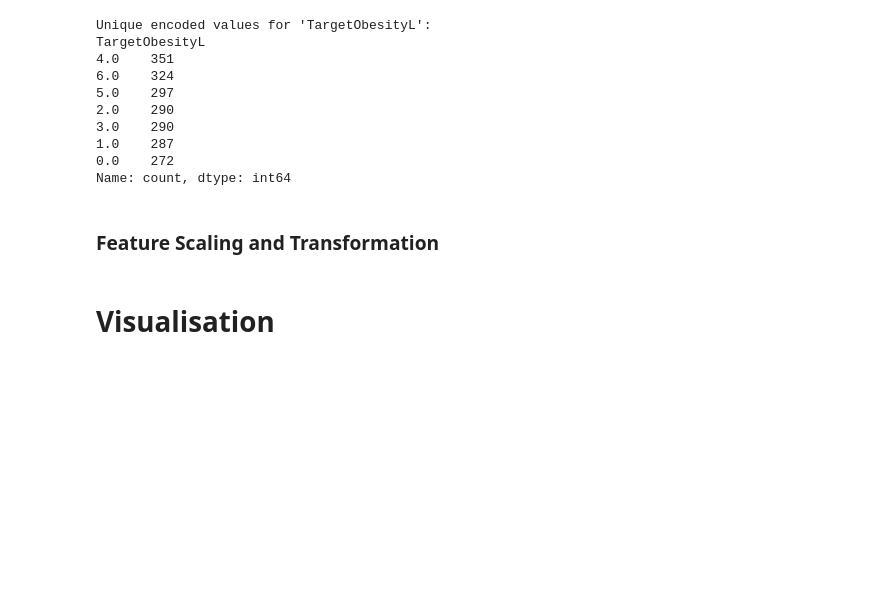
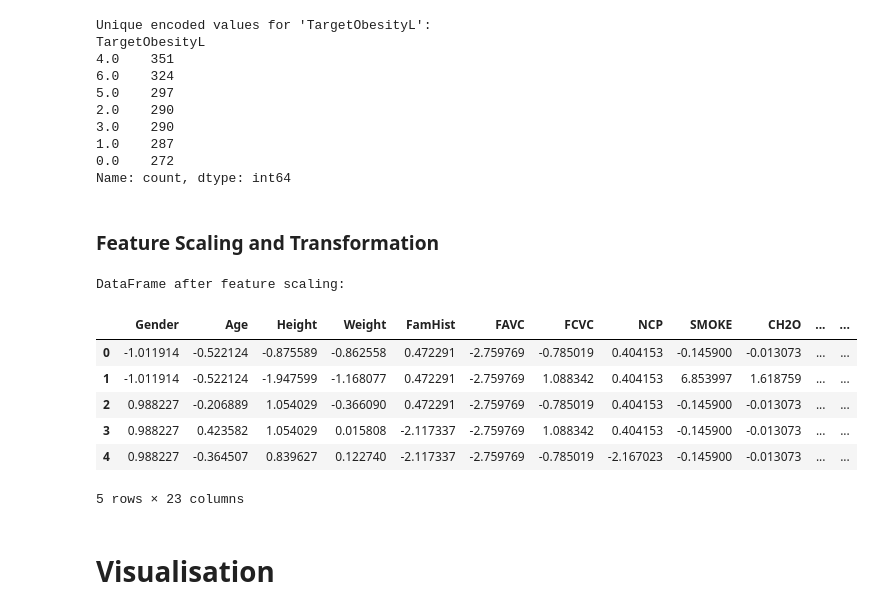
Before and after one commit to MInesGomes/DataScienceObesityLevels, a Jupyter notebook: DSGroup2.ipynb, the cells around one changed output. Cells and saved outputs as stored; diff of their text form; code cells hidden in the pictures; blank space fills up the shorter version.

```diff
--- a/DSGroup2.ipynb
+++ b/DSGroup2.ipynb
@@ -199,20 +199,29 @@ Name: count, dtype: int64
 # %%
 from sklearn.preprocessing import StandardScaler
 
-df_original = df.copy()
+df_scaled = df_clean.copy()
 
 # Identify numerical columns for scaling (excluding the encoded target variable)
-numerical_cols = df.select_dtypes(include=['float64', 'int64']).columns.tolist()
-numerical_cols.remove('NObeyesdad_Encoded') # Exclude the target variable from scaling
+numerical_cols = df_scaled.select_dtypes(include=['float64', 'int64']).columns.tolist()
+numerical_cols.remove('TargetObesityL') # Exclude the target variable from scaling
 
 # Initialize the StandardScaler
 scaler = StandardScaler()
 
 # Apply scaling to the numerical columns
-df[numerical_cols] = scaler.fit_transform(df[numerical_cols])
+df_scaled[numerical_cols] = scaler.fit_transform(df_scaled[numerical_cols])
 
-# print("\nDataFrame after feature scaling:")
-# display(df.head())
+print("\nDataFrame after feature scaling:")
+display(df_scaled.head())
+# %% [output]
+DataFrame after feature scaling:
+|  | Gender | Age | Height | Weight | FamHist | FAVC | FCVC | NCP | SMOKE | CH2O | ... | ... |
+| 0 | -1.011914 | -0.522124 | -0.875589 | -0.862558 | 0.472291 | -2.759769 | -0.785019 | 0.404153 | -0.145900 | -0.013073 | ... | ... |
+| 1 | -1.011914 | -0.522124 | -1.947599 | -1.168077 | 0.472291 | -2.759769 | 1.088342 | 0.404153 | 6.853997 | 1.618759 | ... | ... |
+| 2 | 0.988227 | -0.206889 | 1.054029 | -0.366090 | 0.472291 | -2.759769 | -0.785019 | 0.404153 | -0.145900 | -0.013073 | ... | ... |
+| 3 | 0.988227 | 0.423582 | 1.054029 | 0.015808 | -2.117337 | -2.759769 | 1.088342 | 0.404153 | -0.145900 | -0.013073 | ... | ... |
+| 4 | 0.988227 | -0.364507 | 0.839627 | 0.122740 | -2.117337 | -2.759769 | -0.785019 | -2.167023 | -0.145900 | -0.013073 | ... | ... |
+5 rows × 23 columns
 # %% [markdown]
 # Visualisation
 # %%
```
Also changed, not shown: parts of 2 cells of this notebook.
